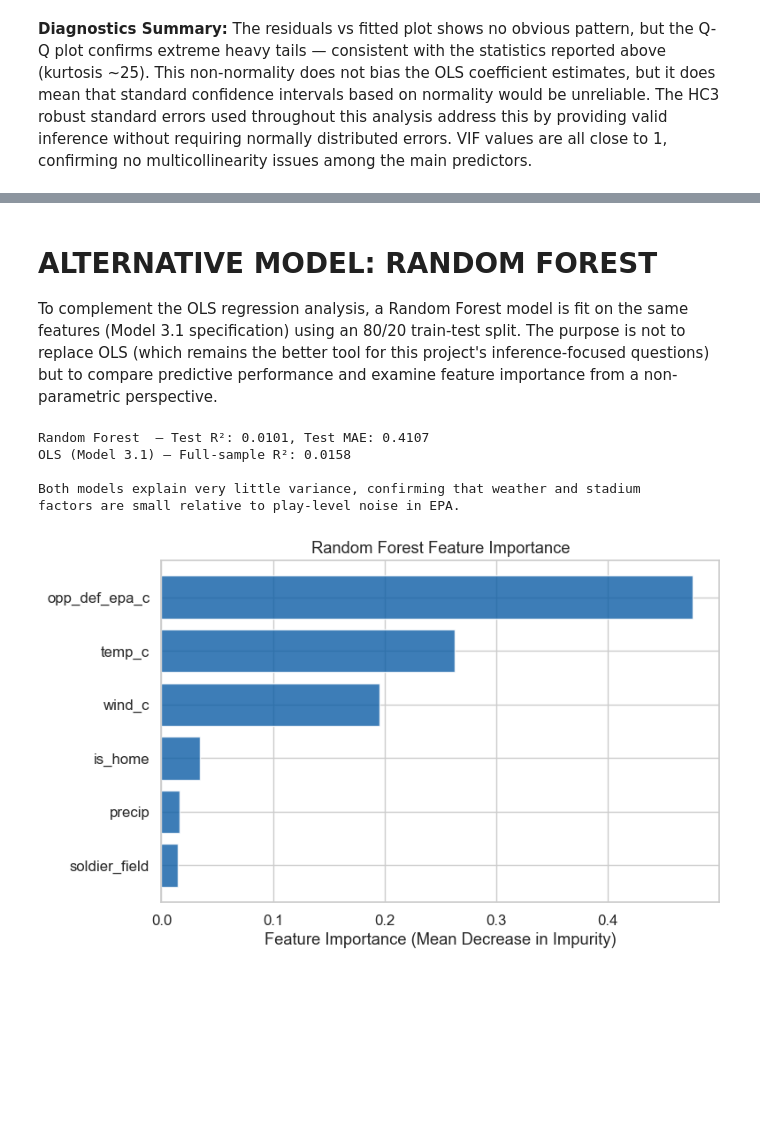
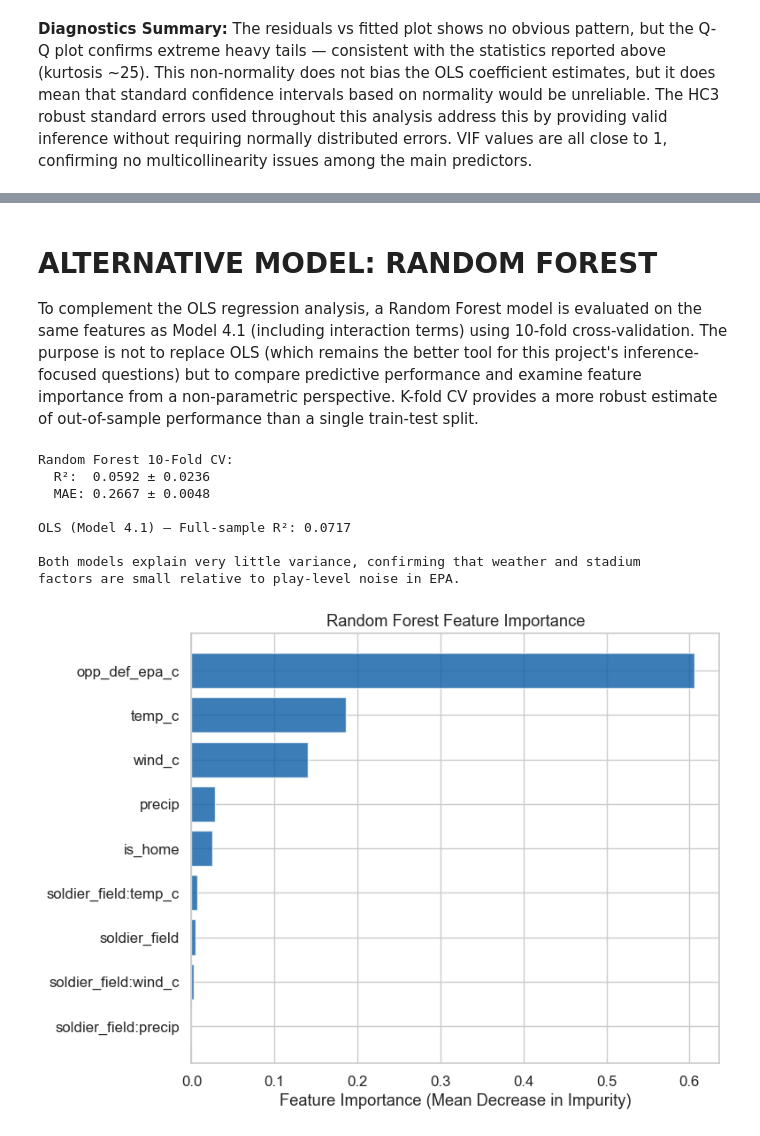
Before and after one commit to jbailey7/ChicagoPassing, a Jupyter notebook: src/main.ipynb, the cells around one changed output, grey strips where cells are left out. Saved outputs shown, nothing was run; the diff lists cells and outputs as text; code cells hidden in the pictures; blank space fills up the shorter version.

```diff
--- a/src/main.ipynb
+++ b/src/main.ipynb
@@ -726,52 +733,62 @@ plt.show()
 # %% [markdown]
 # ALTERNATIVE MODEL: RANDOM FOREST
 
-To complement the OLS regression analysis, a Random Forest model is fit on the same features (Model 3.1 specification) using an 80/20 train-test split. The purpose is not to replace OLS (which remains the better tool for this project's inference-focused questions) but to compare predictive performance and examine feature importance from a non-parametric perspective.
+To complement the OLS regression analysis, a Random Forest model is evaluated on the same features as Model 4.1 (including interaction terms) using 10-fold cross-validation. The purpose is not to replace OLS (which remains the better tool for this project's inference-focused questions) but to compare predictive performance and examine feature importance from a non-parametric perspective. K-fold CV provides a more robust estimate of out-of-sample performance than a single train-test split.
 # %%
-# Prepare features (same as Model 3.1: linear temp specification)
+# Prepare features (same as Model 4.1: main effects + interactions)
 feature_cols = ["is_home", "opp_def_epa_c", "soldier_field", "temp_c", "wind_c", "precip"]
-X = pdf[feature_cols].values
+X_rf = pdf[feature_cols].copy()
+
+# Add interaction terms to match Model 4.1
+X_rf["soldier_field:temp_c"] = X_rf["soldier_field"] * X_rf["temp_c"]
+X_rf["soldier_field:wind_c"] = X_rf["soldier_field"] * X_rf["wind_c"]
+X_rf["soldier_field:precip"] = X_rf["soldier_field"] * X_rf["precip"]
+
+rf_feature_cols = list(X_rf.columns)
+X = X_rf.values
 y = pdf["epa_per_dropback"].values
 
-X_train, X_test, y_train, y_test = train_test_split(X, y, test_size=0.2, random_state=42)
+# 10-fold cross-validation for Random Forest
+kf = KFold(n_splits=10, shuffle=True, random_state=42)
+rf = RandomForestRegressor(n_estimators=500, max_depth=10, min_samples_leaf=20, random_state=42, n_jobs=-1)
 
-rf = RandomForestRegressor(n_estimators=500, max_depth=10, min_samples_leaf=20, random_state=42, n_jobs=-1)
-rf.fit(X_train, y_train)
+rf_r2_scores = cross_val_score(rf, X, y, cv=kf, scoring="r2")
+rf_mae_scores = -cross_val_score(rf, X, y, cv=kf, scoring="neg_mean_absolute_error")
 
-y_pred_rf = rf.predict(X_test)
-y_pred_ols = m3_v1.predict(pdf.iloc[pdf.index.isin(
-    pd.Series(range(len(pdf))).sample(frac=0.2, random_state=42).values
-)])
+# Fit on full data for feature importance plot
+rf.fit(X, y)
 
-rf_r2 = r2_score(y_test, y_pred_rf)
-rf_mae = mean_absolute_error(y_test, y_pred_rf)
-ols_r2 = m3_v1.rsquared
+ols_r2 = m4_v1.rsquared
 
-print(f"Random Forest  — Test R²: {rf_r2:.4f}, Test MAE: {rf_mae:.4f}")
-print(f"OLS (Model 3.1) — Full-sample R²: {ols_r2:.4f}")
-print()
-print(f"Both models explain very little variance, confirming that weather and stadium")
+print(f"Random Forest 10-Fold CV:")
+print(f"  R²:  {rf_r2_scores.mean():.4f} ± {rf_r2_scores.std():.4f}")
+print(f"  MAE: {rf_mae_scores.mean():.4f} ± {rf_mae_scores.std():.4f}")
+print(f"\nOLS (Model 4.1) — Full-sample R²: {ols_r2:.4f}")
+print(f"\nBoth models explain very little variance, confirming that weather and stadium")
 print(f"factors are small relative to play-level noise in EPA.")
 # %% [output]
-Random Forest  — Test R²: 0.0101, Test MAE: 0.4107
-OLS (Model 3.1) — Full-sample R²: 0.0158
+Random Forest 10-Fold CV:
+  R²:  0.0592 ± 0.0236
+  MAE: 0.2667 ± 0.0048
+
+OLS (Model 4.1) — Full-sample R²: 0.0717
 
 Both models explain very little variance, confirming that weather and stadium
 factors are small relative to play-level noise in EPA.
 # %%
 # Feature importance from Random Forest
 importances = rf.feature_importances_
 sorted_idx = np.argsort(importances)
 
-fig, ax = plt.subplots(figsize=(8, 5))
-ax.barh(range(len(feature_cols)), importances[sorted_idx], color=OTHER_COLOR, alpha=0.8, edgecolor="white")
-ax.set_yticks(range(len(feature_cols)))
-ax.set_yticklabels([feature_cols[i] for i in sorted_idx])
+fig, ax = plt.subplots(figsize=(8, 6))
+ax.barh(range(len(rf_feature_cols)), importances[sorted_idx], color=OTHER_COLOR, alpha=0.8, edgecolor="white")
+ax.set_yticks(range(len(rf_feature_cols)))
+ax.set_yticklabels([rf_feature_cols[i] for i in sorted_idx])
 ax.set_xlabel("Feature Importance (Mean Decrease in Impurity)")
 ax.set_title("Random Forest Feature Importance")
 plt.tight_layout()
 plt.savefig("../images/rf_importance.png", dpi=150, bbox_inches="tight")
 plt.show()
 # %% [output]
-[figure, old version]
+[figure, new version]
 # %% [markdown]
```
Also changed, not shown: parts of 24 cells of this notebook, 12 other files.
